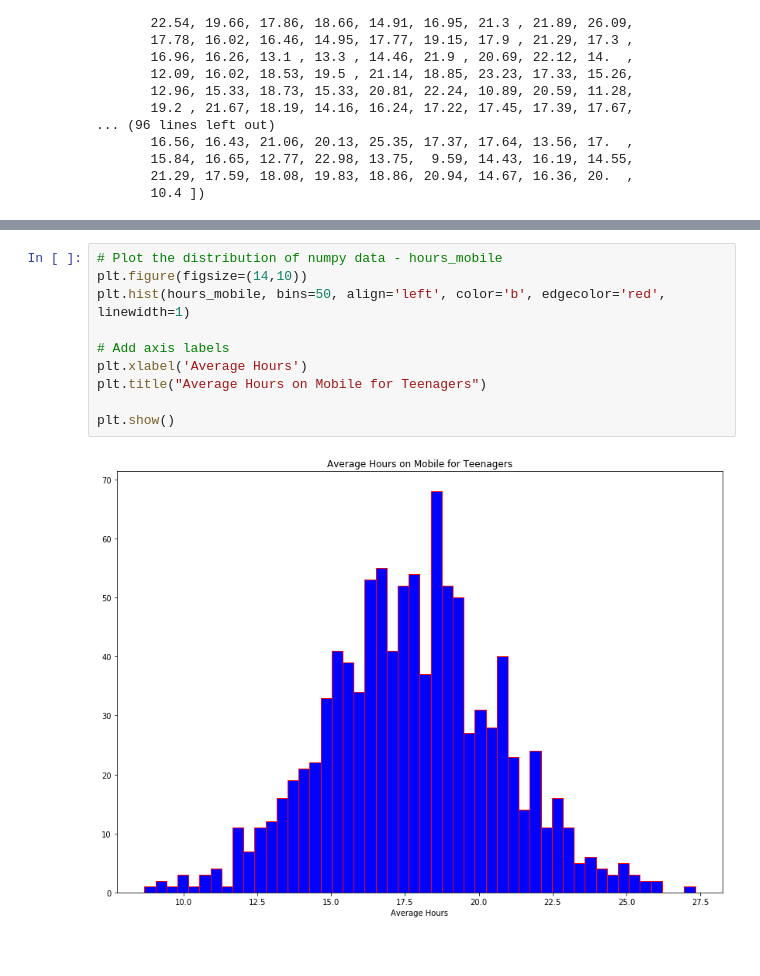
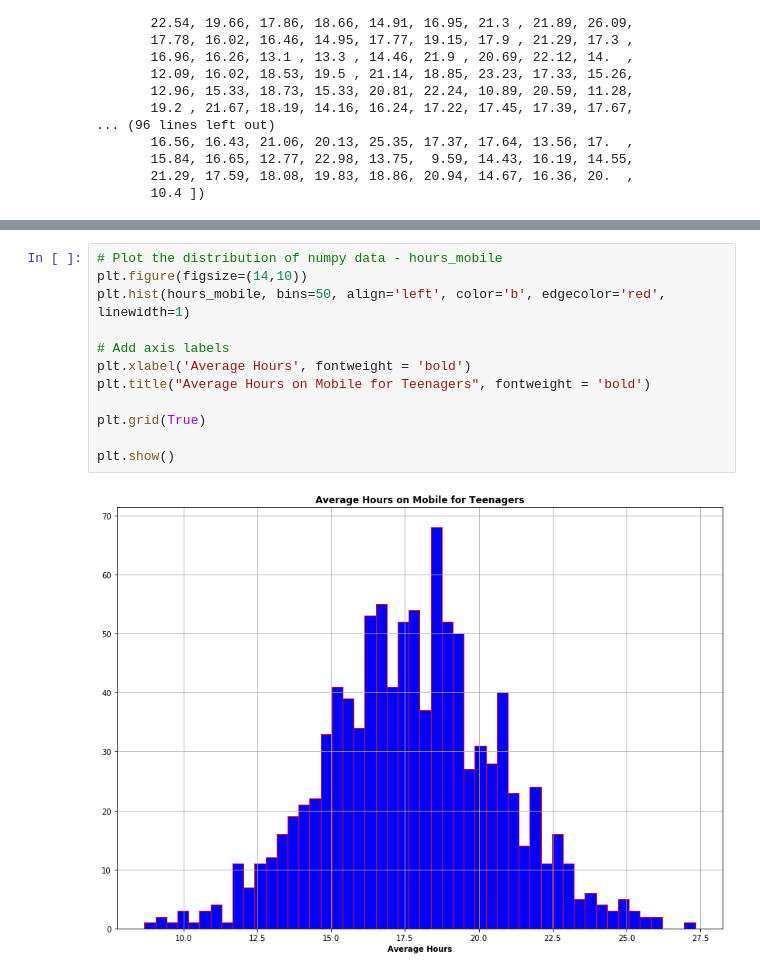
Before and after one commit to HenkT28/Programming_For_Data_Analysis_Project, a Jupyter notebook: Programming_For_Data_Analysis_Project.ipynb, the cells around one changed output, grey strips where cells are left out. Cells and saved outputs as stored; diff of their text form.

```diff
--- a/Programming_For_Data_Analysis_Project.ipynb
+++ b/Programming_For_Data_Analysis_Project.ipynb
@@ -256,12 +350,14 @@ plt.show()
 # %%
 # Plot the distribution of numpy data - hours_mobile
 plt.figure(figsize=(14,10))
 plt.hist(hours_mobile, bins=50, align='left', color='b', edgecolor='red', linewidth=1)
 
 # Add axis labels
-plt.xlabel('Average Hours')
-plt.title("Average Hours on Mobile for Teenagers")
+plt.xlabel('Average Hours', fontweight = 'bold')
+plt.title("Average Hours on Mobile for Teenagers", fontweight = 'bold')
+
+plt.grid(True)
 
 plt.show()
 # %% [output]
-[figure, old version]
+[figure, new version]
```
Also changed, not shown: parts of 24 cells of this notebook.
